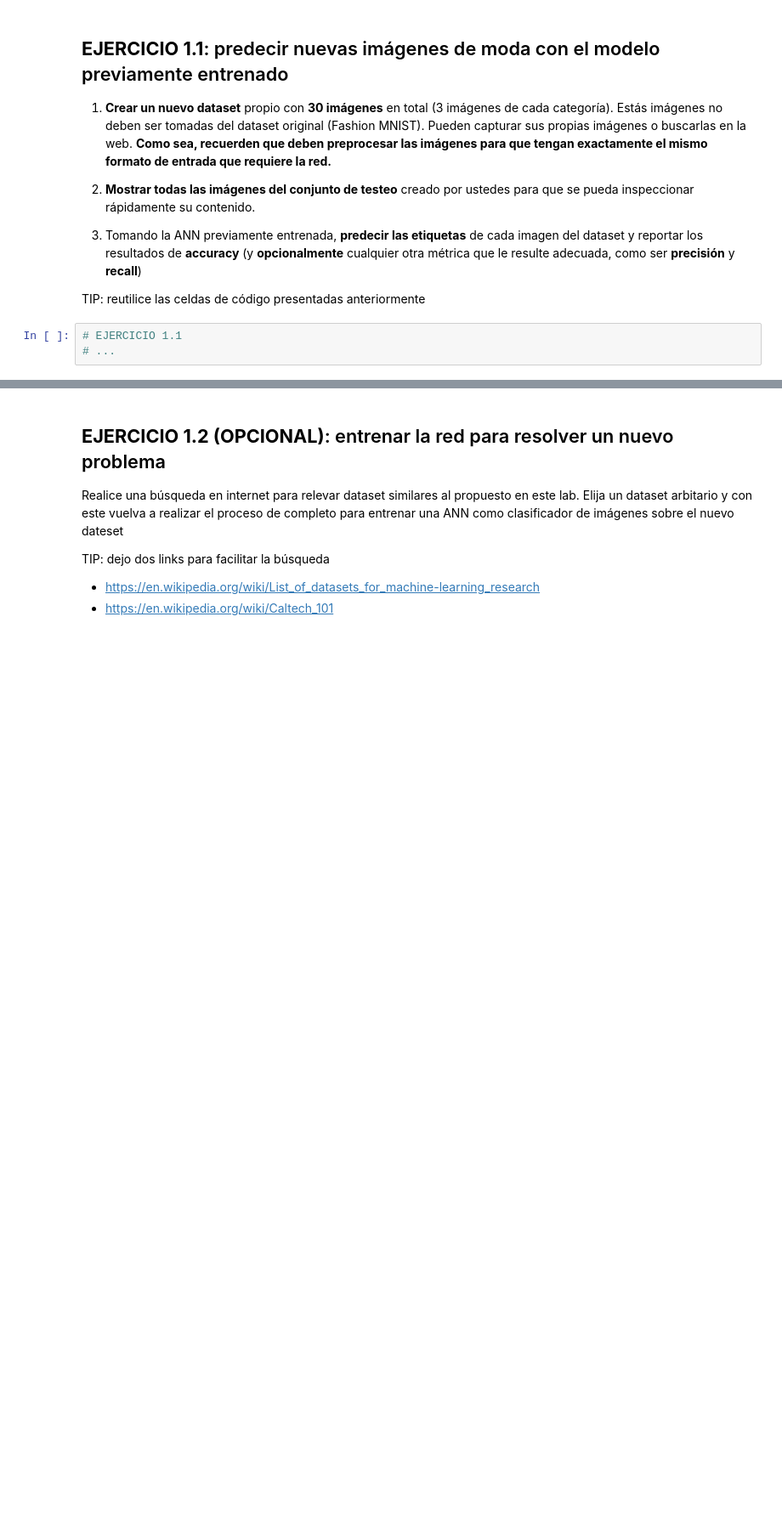
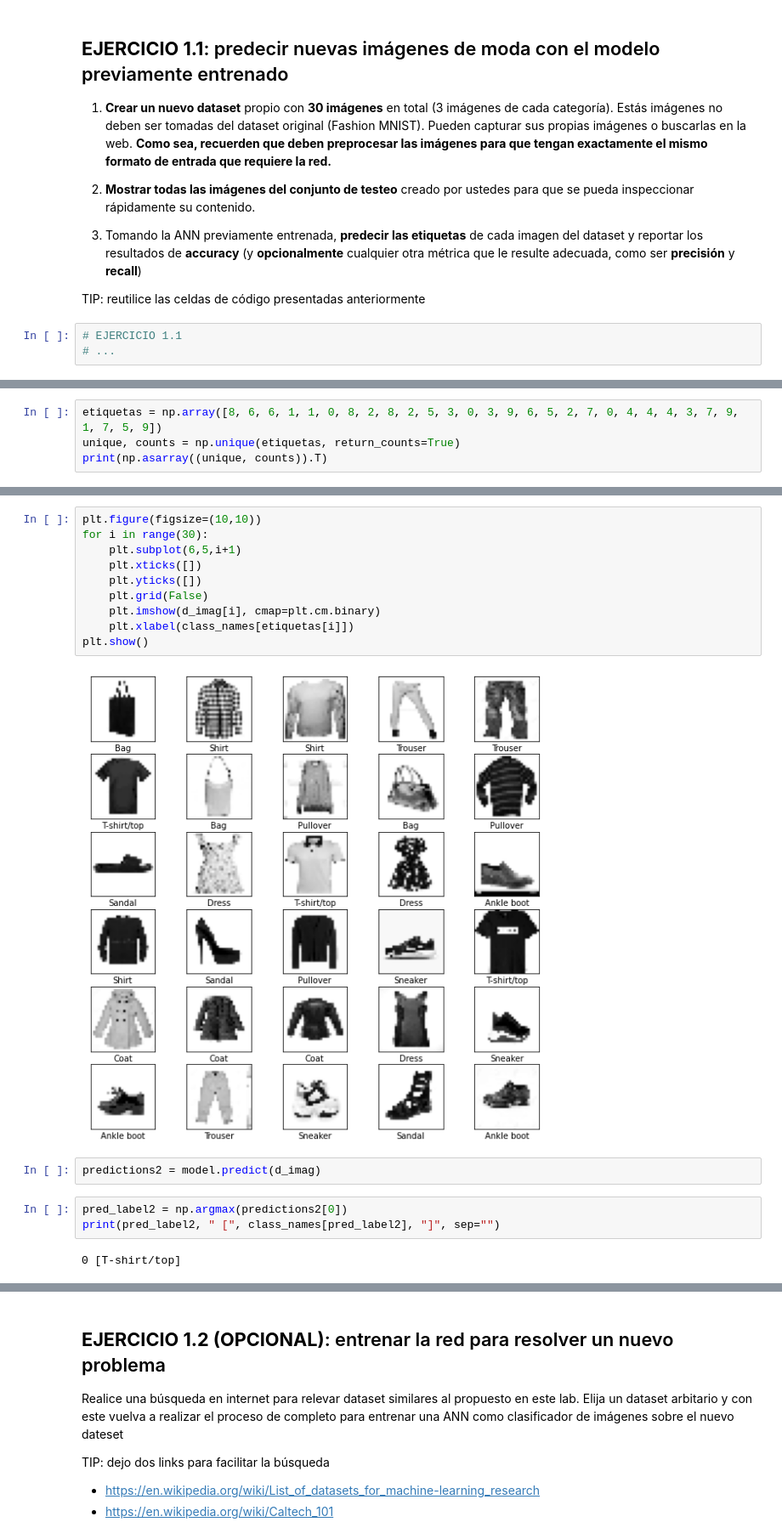
Before and after one commit to SebastianOrmaechea/Computer-Vision, a Jupyter notebook: Lab_1_Intro_ANN_SebaOrmaechea.ipynb, the cells around one changed output, grey strips where cells are left out. Shown at 85% size. Drawn from its saved outputs; the diff is of its cells as text; blank space fills up the shorter version.

```diff
--- a/Lab_1_Intro_ANN_SebaOrmaechea.ipynb
+++ b/Lab_1_Intro_ANN_SebaOrmaechea.ipynb
@@ -447,0 +613,4 @@ TIP: reutilice las celdas de código presentadas anteriormente
+# %%
+etiquetas = np.array([8, 6, 6, 1, 1, 0, 8, 2, 8, 2, 5, 3, 0, 3, 9, 6, 5, 2, 7, 0, 4, 4, 4, 3, 7, 9, 1, 7, 5, 9])
+unique, counts = np.unique(etiquetas, return_counts=True)
+print(np.asarray((unique, counts)).T)
@@ -447,0 +628,19 @@ TIP: reutilice las celdas de código presentadas anteriormente
+# %%
+plt.figure(figsize=(10,10))
+for i in range(30):
+    plt.subplot(6,5,i+1)
+    plt.xticks([])
+    plt.yticks([])
+    plt.grid(False)
+    plt.imshow(d_imag[i], cmap=plt.cm.binary)
+    plt.xlabel(class_names[etiquetas[i]])
+plt.show()
+# %% [output]
+[figure, added]
+# %%
+predictions2 = model.predict(d_imag)
+# %%
+pred_label2 = np.argmax(predictions2[0])
+print(pred_label2, " [", class_names[pred_label2], "]", sep="")
+# %% [output]
+0 [T-shirt/top]
```
Also changed, not shown: parts of 36 cells of this notebook.
